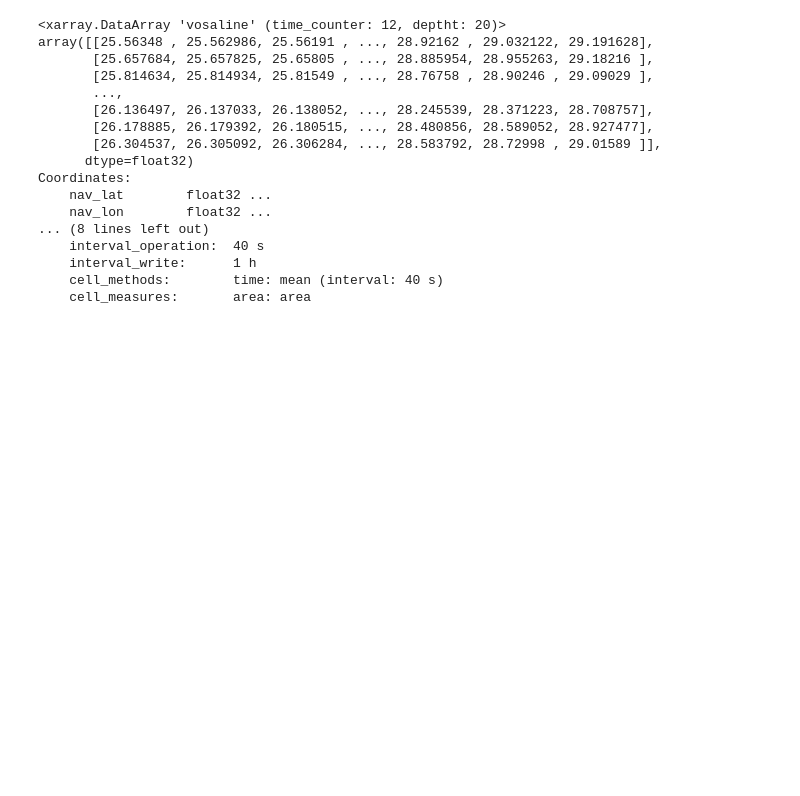
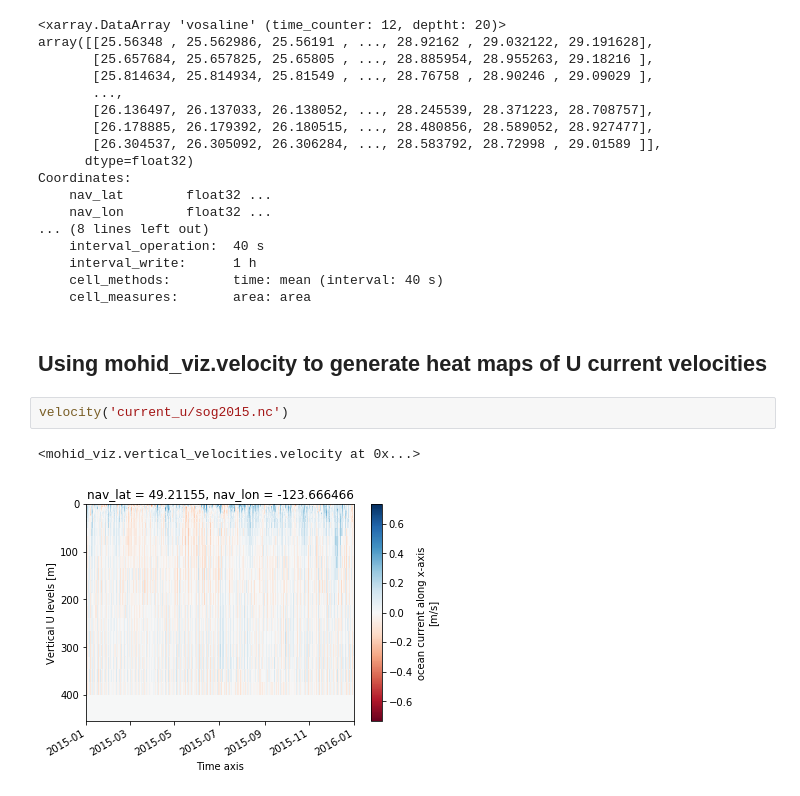
Before and after one commit to ambhudia/analysis-ashutosh, a Jupyter notebook: mohid_viz.ipynb, the cells around one changed output. Drawn from its saved outputs; the diff is of its cells as text; blank space fills up the shorter version.

Commit message:
added velocities class and usage

```diff
--- a/mohid_viz.ipynb
+++ b/mohid_viz.ipynb
@@ -101,3 +101,10 @@ Coordinates:
     interval_write:      1 h
     cell_methods:        time: mean (interval: 40 s)
     cell_measures:       area: area
+# %% [markdown]
+<h2>Using mohid_viz.velocity to generate heat maps of U current velocities</h2>
+# %%
+velocity('current_u/sog2015.nc')
+# %% [output]
+<mohid_viz.vertical_velocities.velocity at 0x...>
+[figure, added]
```
Also changed, not shown: parts of 5 cells of this notebook, 1 other file.
